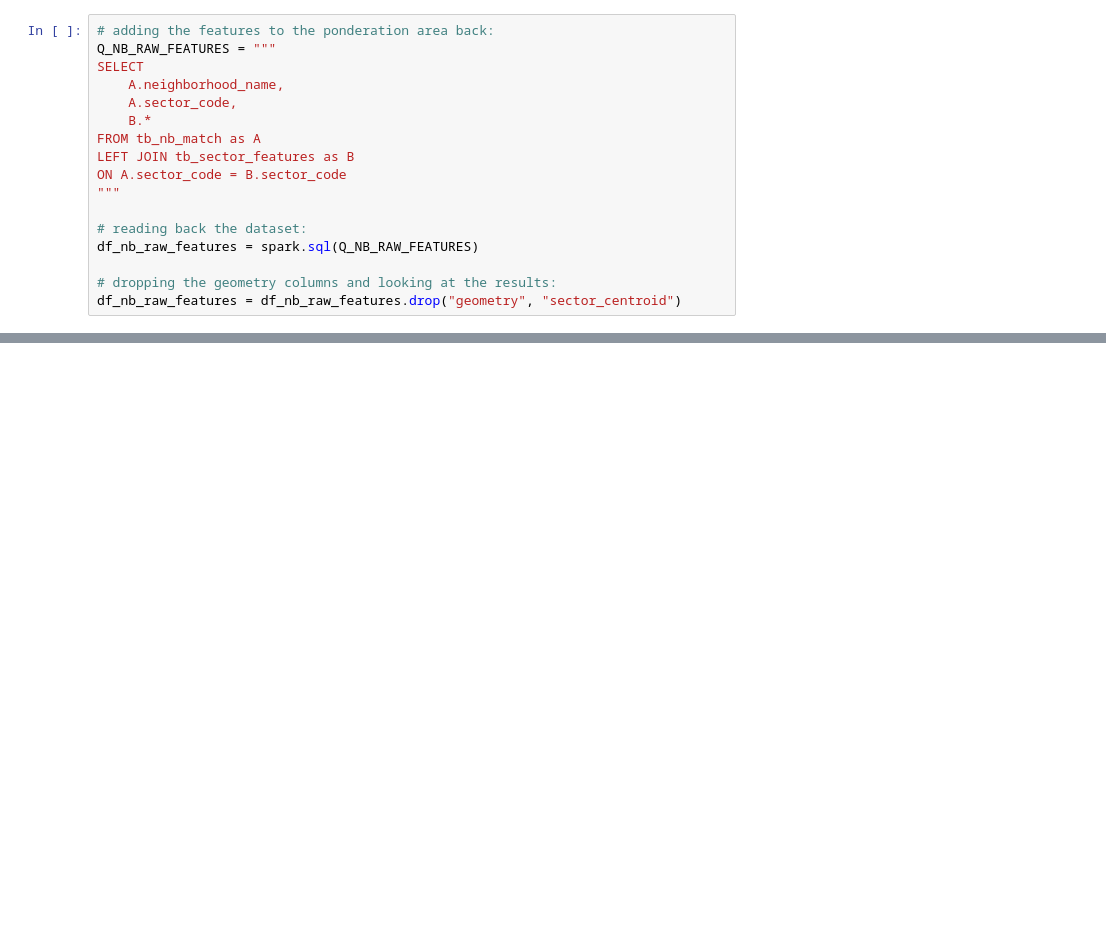
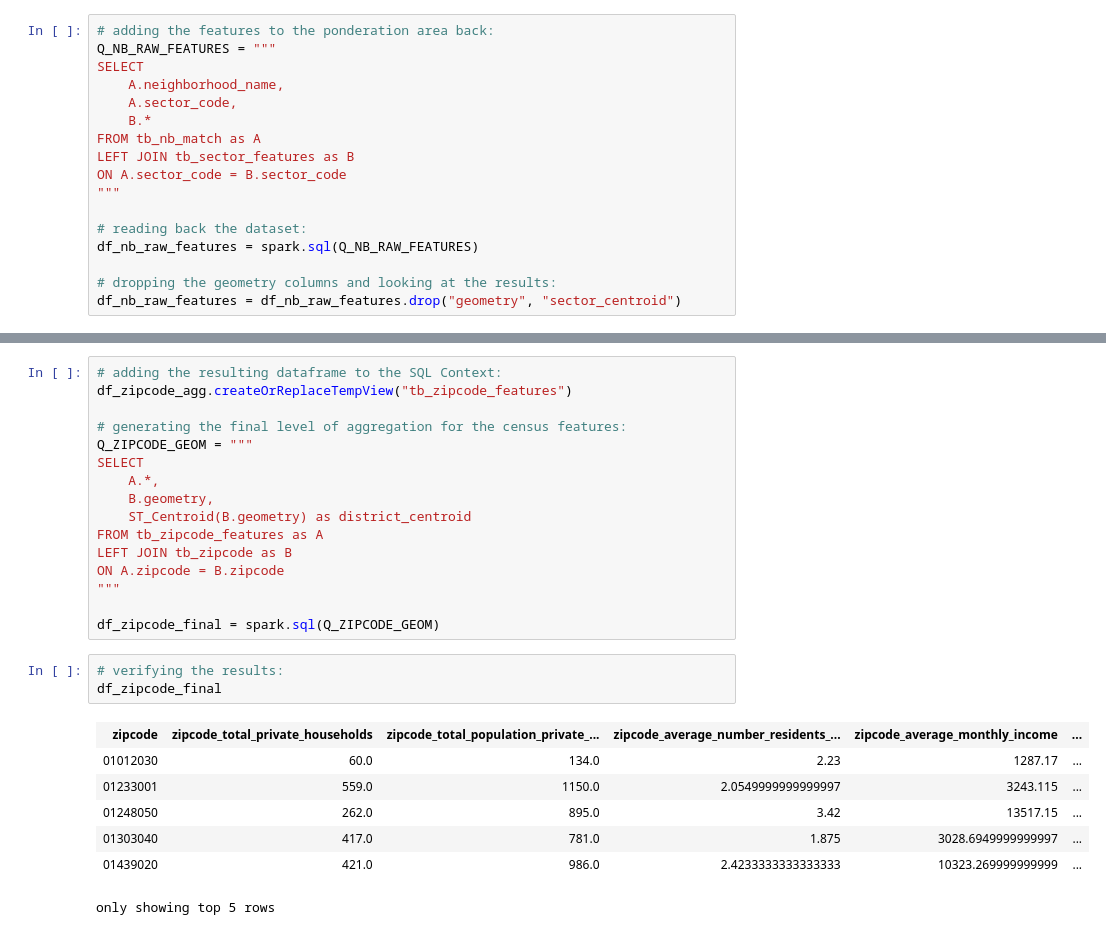
Before and after one commit to mateuspicanco/project-atlas-sao-paulo, a Jupyter notebook: notebooks/1.2 Data Prep - IBGE Census.ipynb, the cells around one changed output, grey strips where cells are left out. Drawn from its saved outputs; the diff is of its cells as text; blank space fills up the shorter version.

```diff
--- a/notebooks/1.2 Data Prep - IBGE Census.ipynb
+++ b/notebooks/1.2 Data Prep - IBGE Census.ipynb
@@ -1144,0 +1667,27 @@ only showing top 5 rows
+# %%
+# adding the resulting dataframe to the SQL Context:
+df_zipcode_agg.createOrReplaceTempView("tb_zipcode_features")
+
+# generating the final level of aggregation for the census features:
+Q_ZIPCODE_GEOM = """
+SELECT
+    A.*,
+    B.geometry,
+    ST_Centroid(B.geometry) as district_centroid
+FROM tb_zipcode_features as A
+LEFT JOIN tb_zipcode as B
+ON A.zipcode = B.zipcode
+"""
+
+df_zipcode_final = spark.sql(Q_ZIPCODE_GEOM)
+# %%
+# verifying the results:
+df_zipcode_final
+# %% [output]
+| zipcode | zipcode_total_private_households | zipcode_total_population_private_... | zipcode_average_number_residents_... | zipcode_average_monthly_income | ... |
+| 01012030 | 60.0 | 134.0 | 2.23 | 1287.17 | ... |
+| 01233001 | 559.0 | 1150.0 | 2.0549999999999997 | 3243.115 | ... |
+| 01248050 | 262.0 | 895.0 | 3.42 | 13517.15 | ... |
+| 01303040 | 417.0 | 781.0 | 1.875 | 3028.6949999999997 | ... |
+| 01439020 | 421.0 | 986.0 | 2.4233333333333333 | 10323.269999999999 | ... |
+only showing top 5 rows
```
Also changed, not shown: parts of 57 cells of this notebook, 1 other file.
